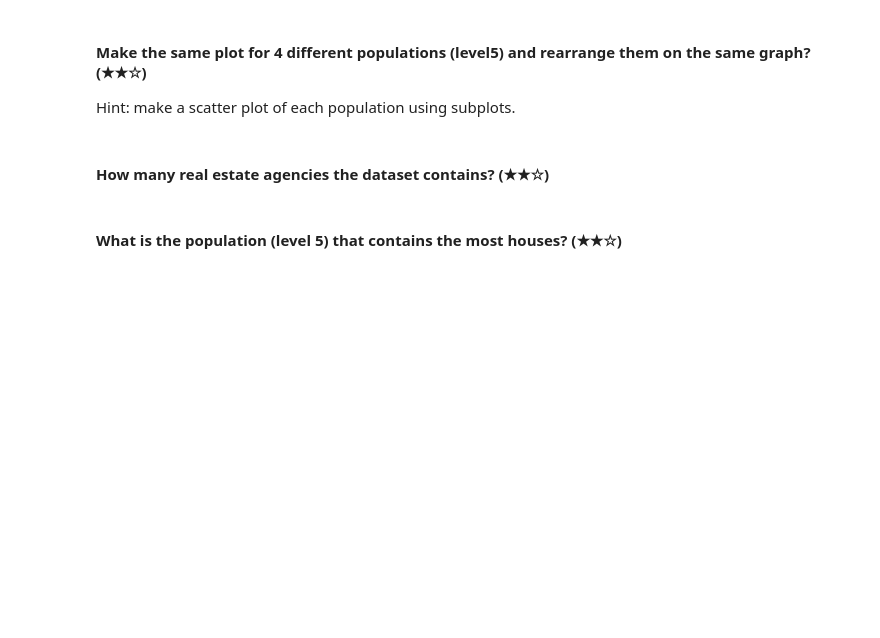
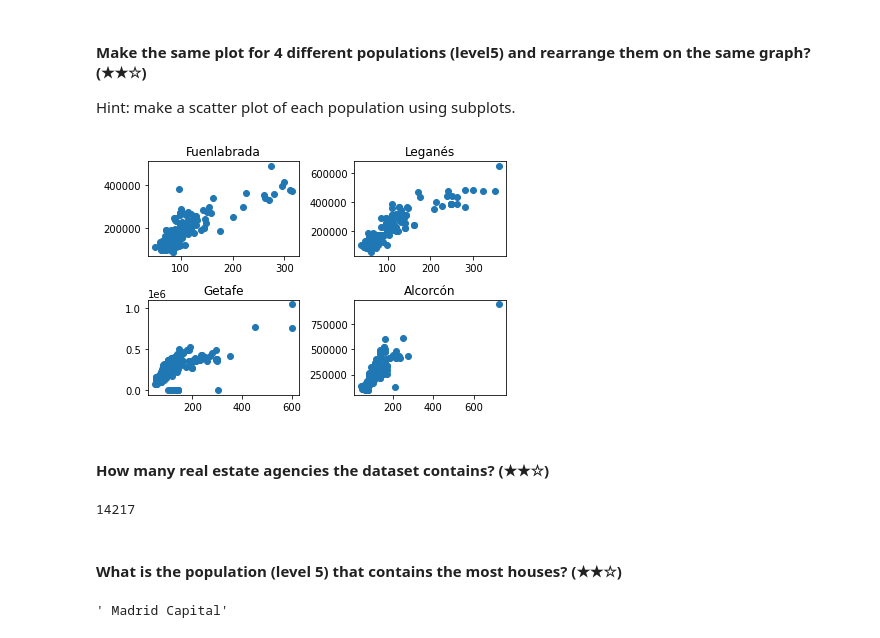
Before and after one commit to nitotosi/realestate-datacleanup-exercise, a Jupyter notebook: project.ipynb, the cells around one changed output. Drawn from its saved outputs; the diff is of its cells as text; code cells hidden in the pictures; blank space fills up the shorter version.

```diff
--- a/project.ipynb
+++ b/project.ipynb
@@ -313,7 +331,33 @@ Hint: make a scatter plot.
 # %% [markdown]
 #### Make the same plot for 4 different populations (level5) and rearrange them on the same graph? (★★☆)
 Hint: make a scatter plot of each population using subplots.
+# %%
+df_surfaces_prices_populations = {}
+
+idPlot = 1
+
+for population in ['Fuenlabrada','Leganés','Getafe','Alcorcón']:
+    df_surfaces_prices_populations[population] = data_frame[data_frame['level5'] == population]
+
+    plt.subplot(2,2,idPlot)
+    plt.title(population)
+    plt.tight_layout()
+    plt.scatter(x=df_surfaces_prices_populations[population]['surface'].array, y=df_surfaces_prices_populations[population]['price'].array)
+
+    idPlot += 1
+
+plt.show()
+# %% [output]
+[figure, added]
 # %% [markdown]
 #### How many  real estate agencies the dataset contains? (★★☆)
+# %%
+data_frame['id_realEstates'].nunique()
+# %% [output]
+14217
 # %% [markdown]
 #### What is the population (level 5) that contains the most houses? (★★☆)
+# %%
+data_frame['level5'].value_counts().idxmax()
+# %% [output]
+' Madrid Capital'
```
Also changed, not shown: parts of 4 cells of this notebook.
